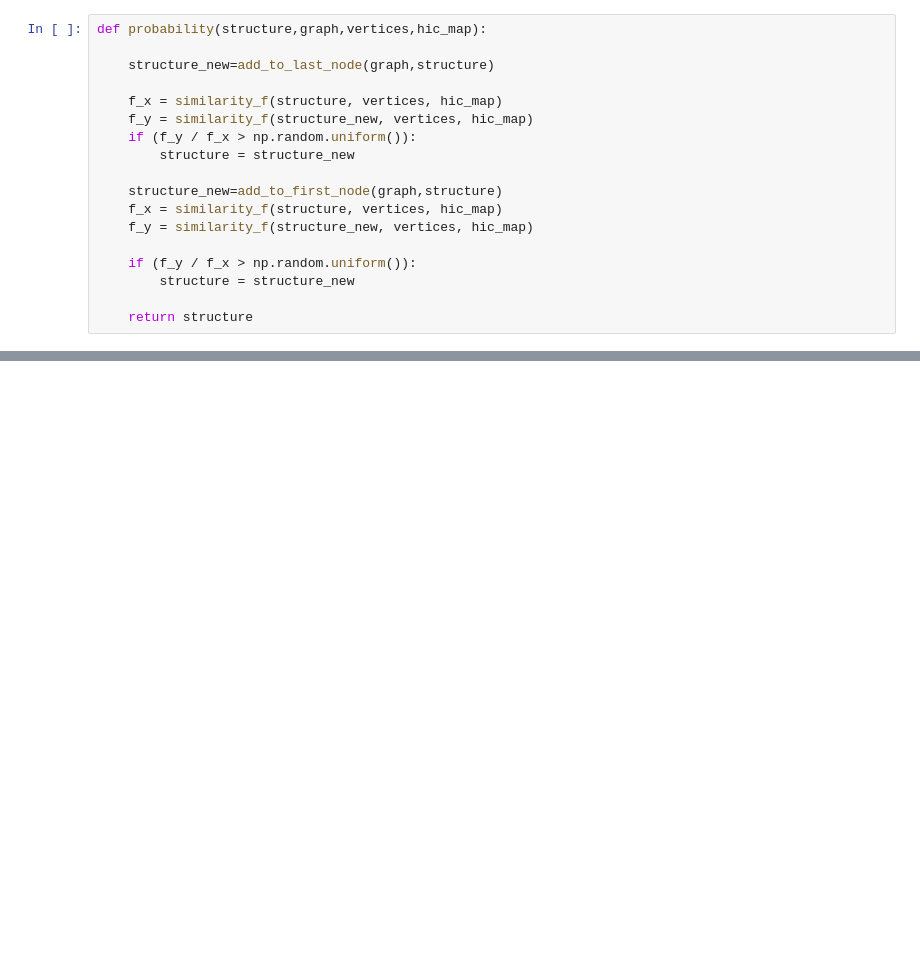
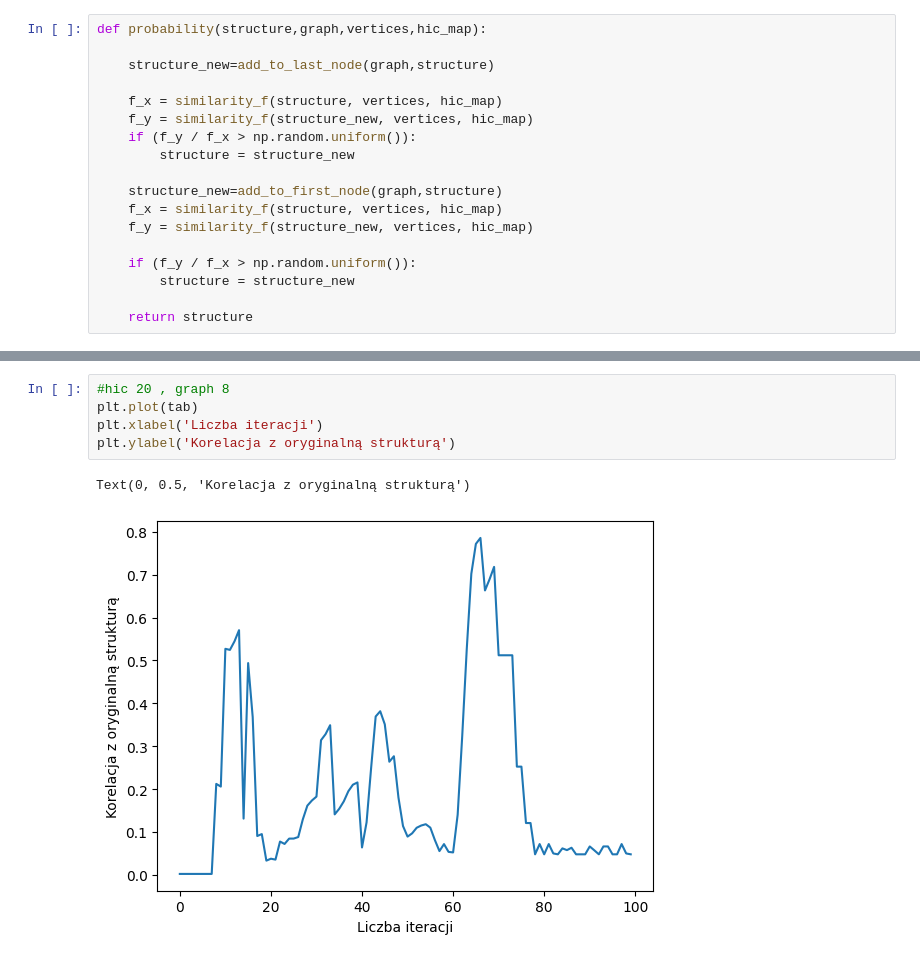
Before and after one commit to acharuza/wb_project, a Jupyter notebook: Symulacja.ipynb, the cells around one changed output, grey strips where cells are left out. Cells and saved outputs as stored; diff of their text form; blank space fills up the shorter version.

```diff
--- a/Symulacja.ipynb
+++ b/Symulacja.ipynb
@@ -164 +202,9 @@ structure = metropolis(g,vertices,hic_map,100)
+# %%
+#hic 20 , graph 8
+plt.plot(tab)
+plt.xlabel('Liczba iteracji')
+plt.ylabel('Korelacja z oryginalną strukturą')
+# %% [output]
+Text(0, 0.5, 'Korelacja z oryginalną strukturą')
+[figure, added]
 # %%
```
Also changed, not shown: parts of 7 cells of this notebook.
